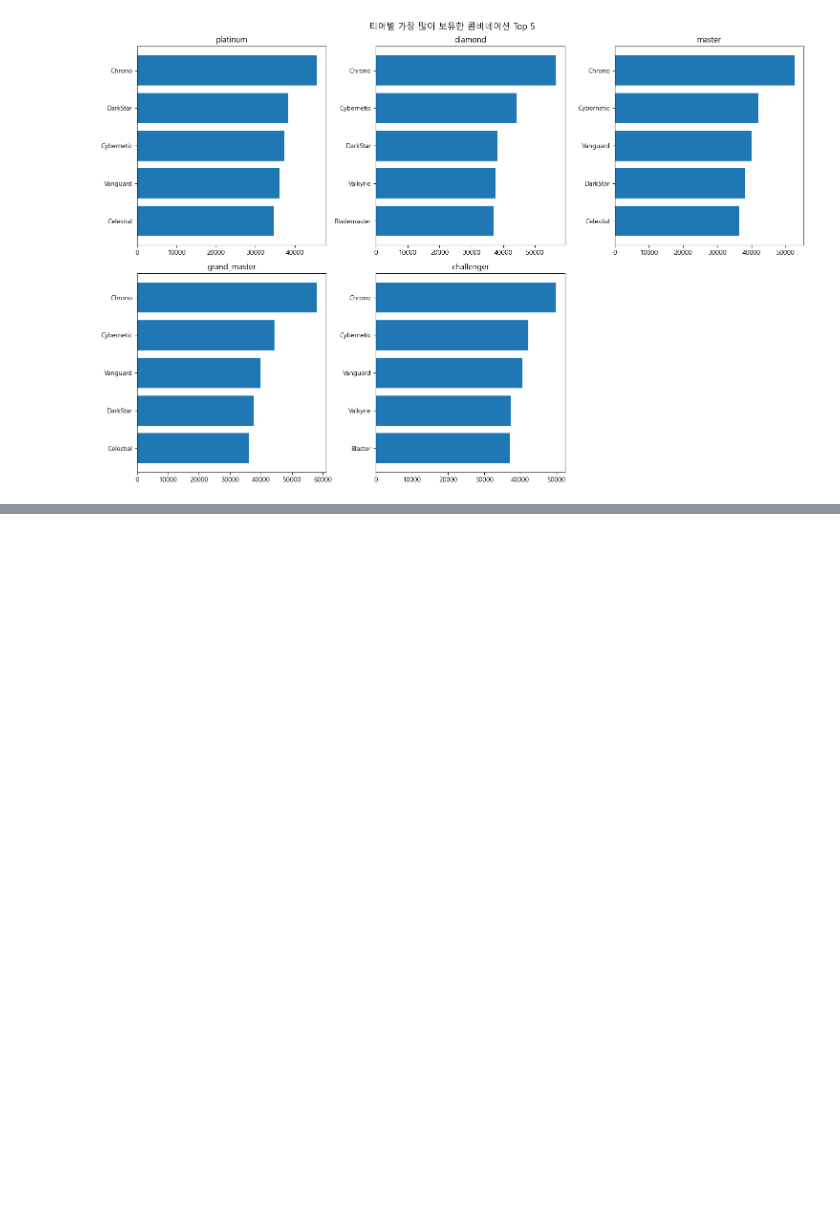
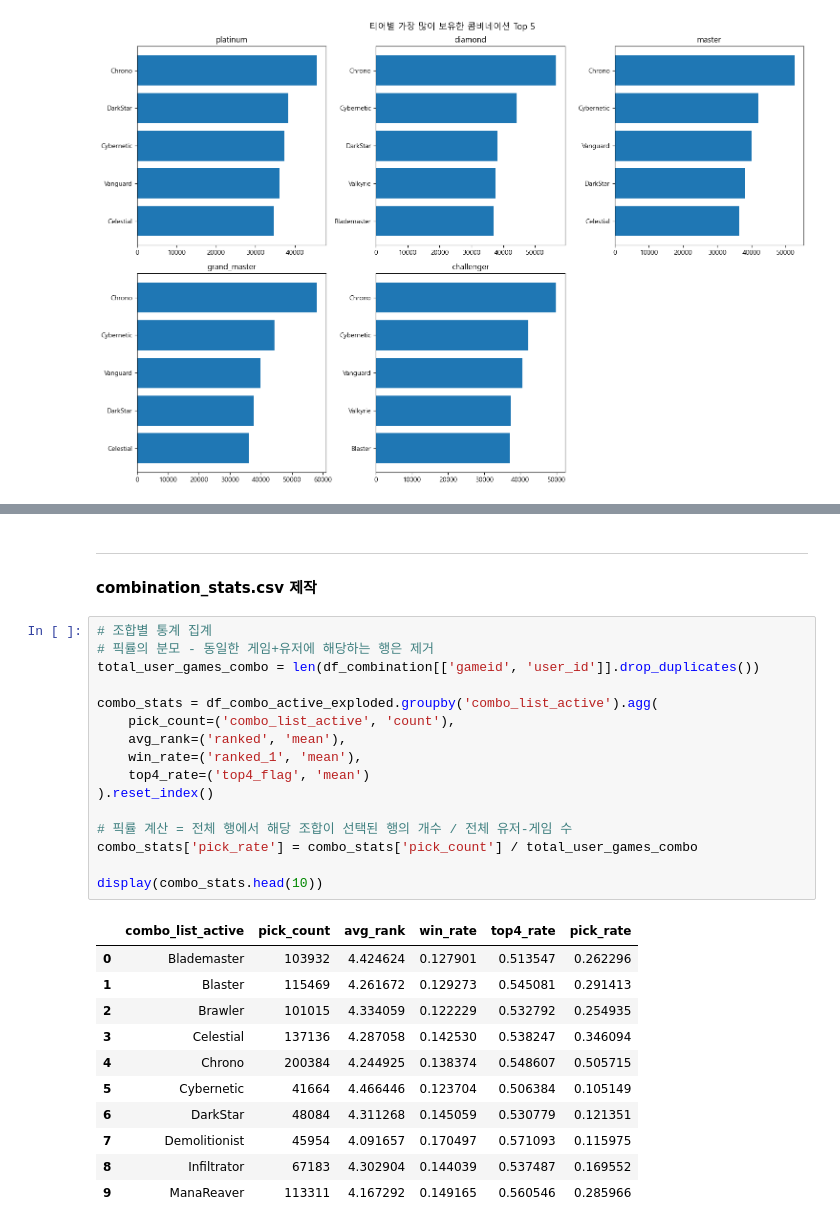
Before and after one commit to hanalo26/Third-project-sparta, a Jupyter notebook: works/Haeun_Baek/Data_Stats_practice_v2.ipynb, the cells around one changed output, grey strips where cells are left out. Drawn from its saved outputs; the diff is of its cells as text; blank space fills up the shorter version.

```diff
--- a/works/Haeun_Baek/Data_Stats_practice_v2.ipynb
+++ b/works/Haeun_Baek/Data_Stats_practice_v2.ipynb
@@ -481,0 +724,31 @@ plt.show()
+# %% [markdown]
+---
+#### combination_stats.csv 제작
+# %%
+# 조합별 통계 집계
+# 픽률의 분모 - 동일한 게임+유저에 해당하는 행은 제거
+total_user_games_combo = len(df_combination[['gameid', 'user_id']].drop_duplicates())
+
+combo_stats = df_combo_active_exploded.groupby('combo_list_active').agg(
+    pick_count=('combo_list_active', 'count'),
+    avg_rank=('ranked', 'mean'),
+    win_rate=('ranked_1', 'mean'),
+    top4_rate=('top4_flag', 'mean')
+).reset_index()
+
+# 픽률 계산 = 전체 행에서 해당 조합이 선택된 행의 개수 / 전체 유저-게임 수
+combo_stats['pick_rate'] = combo_stats['pick_count'] / total_user_games_combo
+
+display(combo_stats.head(10))
+# %% [output]
+|  | combo_list_active | pick_count | avg_rank | win_rate | top4_rate | pick_rate |
+| 0 | Blademaster | 103932 | 4.424624 | 0.127901 | 0.513547 | 0.262296 |
+| 1 | Blaster | 115469 | 4.261672 | 0.129273 | 0.545081 | 0.291413 |
+| 2 | Brawler | 101015 | 4.334059 | 0.122229 | 0.532792 | 0.254935 |
+| 3 | Celestial | 137136 | 4.287058 | 0.142530 | 0.538247 | 0.346094 |
+| 4 | Chrono | 200384 | 4.244925 | 0.138374 | 0.548607 | 0.505715 |
+| 5 | Cybernetic | 41664 | 4.466446 | 0.123704 | 0.506384 | 0.105149 |
+| 6 | DarkStar | 48084 | 4.311268 | 0.145059 | 0.530779 | 0.121351 |
+| 7 | Demolitionist | 45954 | 4.091657 | 0.170497 | 0.571093 | 0.115975 |
+| 8 | Infiltrator | 67183 | 4.302904 | 0.144039 | 0.537487 | 0.169552 |
+| 9 | ManaReaver | 113311 | 4.167292 | 0.149165 | 0.560546 | 0.285966 |
```
Also changed, not shown: parts of 30 cells of this notebook.
